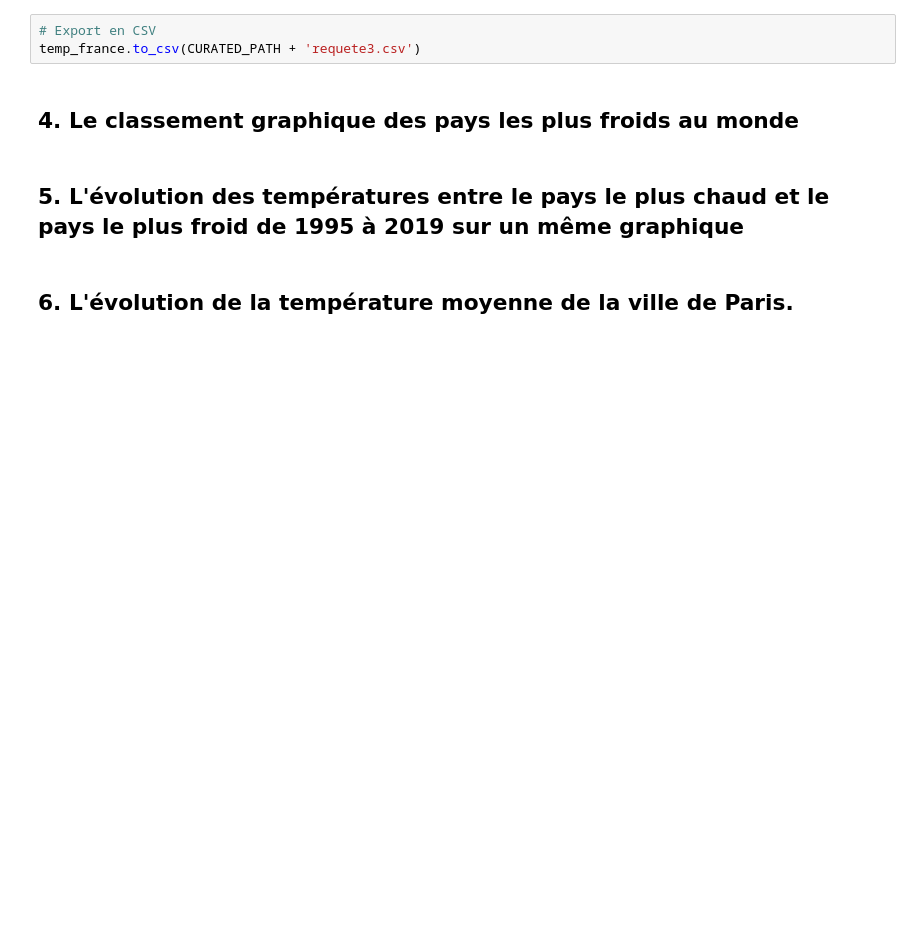
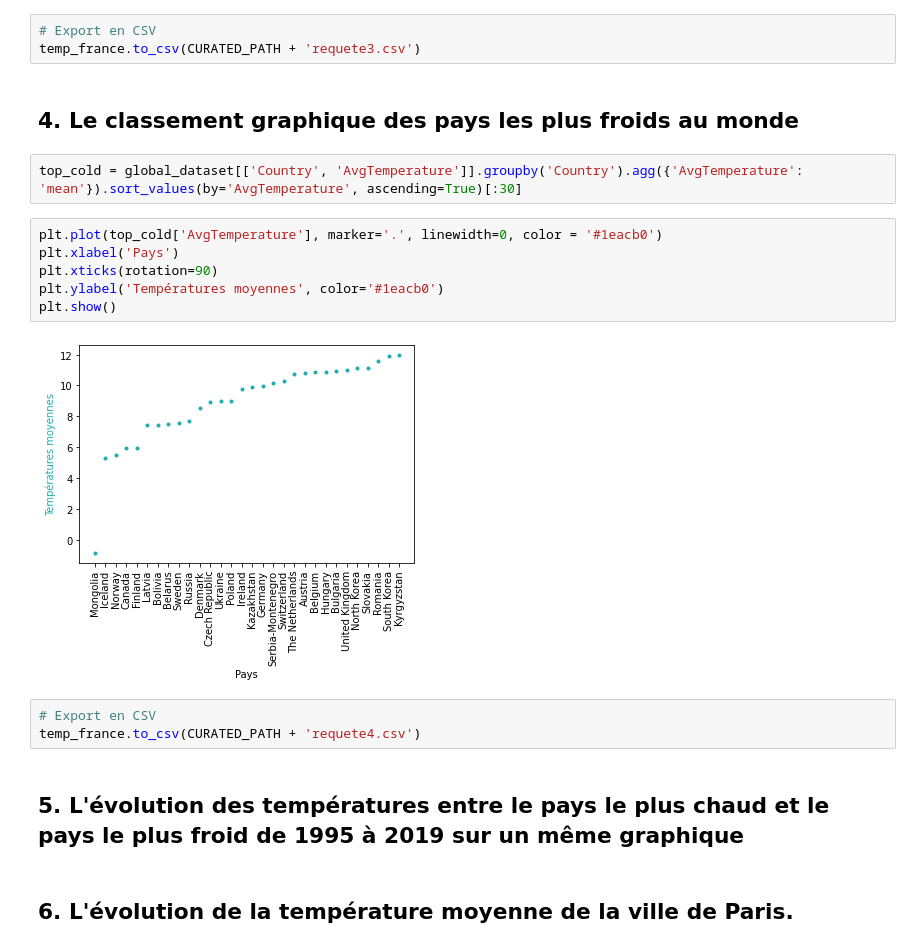
Before and after one commit to Twizzle1997/climatologie, a Jupyter notebook: notebook.ipynb, the cells around one changed output. Saved outputs shown, nothing was run; the diff lists cells and outputs as text; blank space fills up the shorter version.

```diff
--- a/notebook.ipynb
+++ b/notebook.ipynb
@@ -195,6 +195,19 @@ plt.show()
 temp_france.to_csv(CURATED_PATH + 'requete3.csv')
 # %% [markdown]
 ## 4. Le classement graphique des pays les plus froids au monde
+# %%
+top_cold = global_dataset[['Country', 'AvgTemperature']].groupby('Country').agg({'AvgTemperature': 'mean'}).sort_values(by='AvgTemperature', ascending=True)[:30]
+# %%
+plt.plot(top_cold['AvgTemperature'], marker='.', linewidth=0, color = '#1eacb0')
+plt.xlabel('Pays')
+plt.xticks(rotation=90)
+plt.ylabel('Températures moyennes', color='#1eacb0')
+plt.show()
+# %% [output]
+[figure, added]
+# %%
+# Export en CSV
+temp_france.to_csv(CURATED_PATH + 'requete4.csv')
 # %% [markdown]
 ## 5. L'évolution des températures entre le pays le plus chaud et le pays le plus froid de 1995 à 2019 sur un même graphique
 # %% [markdown]
```
Also changed, not shown: parts of 2 cells of this notebook.
